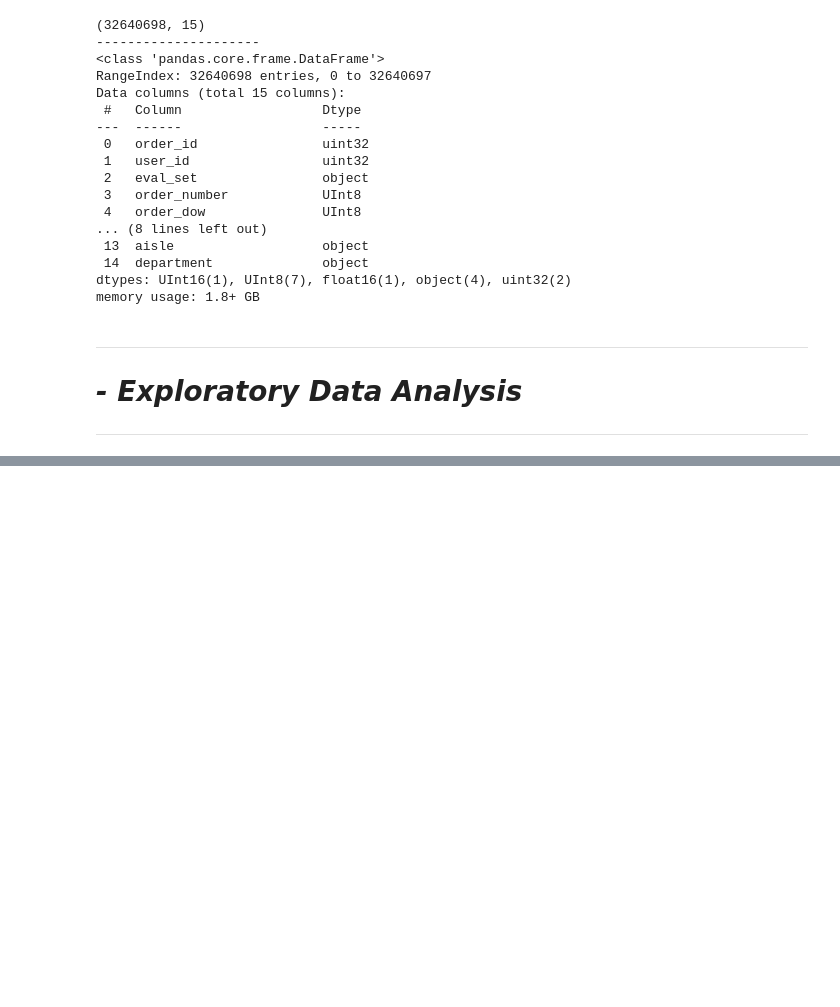
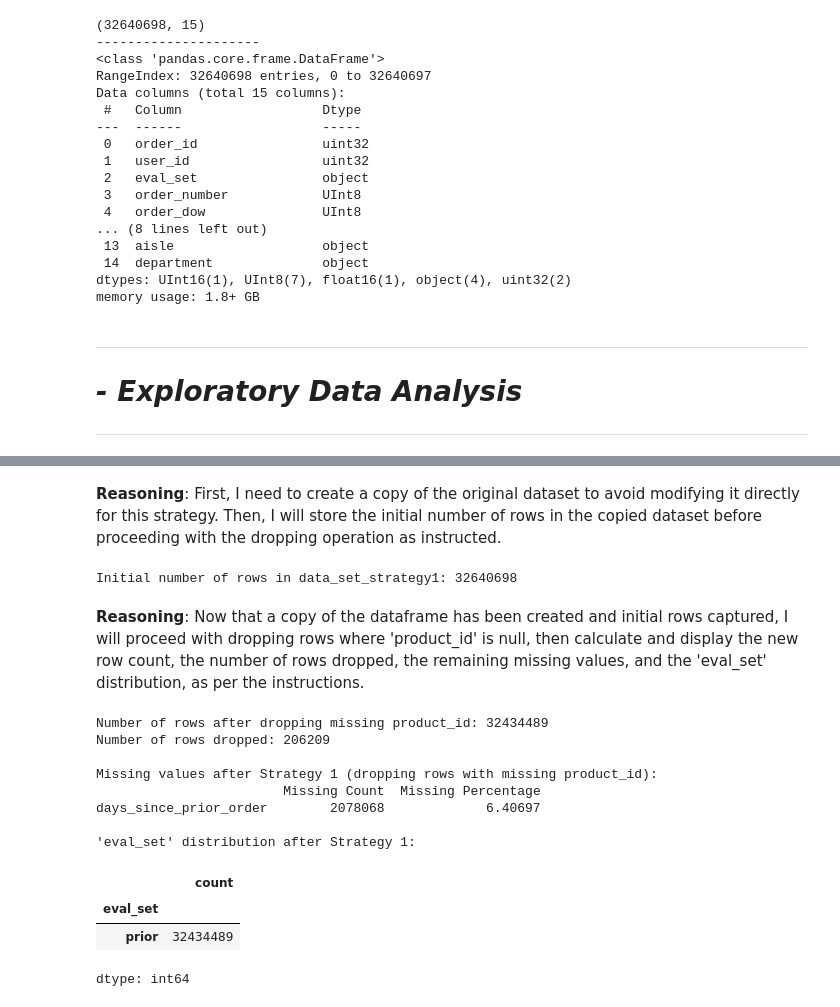
Before and after one commit to moeenessa31-lgtm/Project, a Jupyter notebook: Project.ipynb, the cells around one changed output, grey strips where cells are left out. Saved outputs shown, nothing was run; the diff lists cells and outputs as text; code cells hidden in the pictures; blank space fills up the shorter version.

```diff
--- a/Project.ipynb
+++ b/Project.ipynb
@@ -265,0 +254,41 @@ department                     206209            0.631754
+# %% [markdown]
+**Reasoning**:
+First, I need to create a copy of the original dataset to avoid modifying it directly for this strategy. Then, I will store the initial number of rows in the copied dataset before proceeding with the dropping operation as instructed.
+# %%
+data_set_strategy1 = data_set.copy()
+initial_rows = data_set_strategy1.shape[0]
+print(f"Initial number of rows in data_set_strategy1: {initial_rows}")
+# %% [output]
+Initial number of rows in data_set_strategy1: 32640698
+# %% [markdown]
+**Reasoning**:
+Now that a copy of the dataframe has been created and initial rows captured, I will proceed with dropping rows where 'product_id' is null, then calculate and display the new row count, the number of rows dropped, the remaining missing values, and the 'eval_set' distribution, as per the instructions.
+# %%
+data_set_strategy1.dropna(subset=['product_id'], inplace=True)
+rows_after_dropping = data_set_strategy1.shape[0]
+
+print(f"Number of rows after dropping missing product_id: {rows_after_dropping}")
+print(f"Number of rows dropped: {initial_rows - rows_after_dropping}")
+print("\nMissing values after Strategy 1 (dropping rows with missing product_id):")
+
+# Calculate and display remaining missing values for data_set_strategy1
+miss_value_strategy1 = data_set_strategy1.isnull().sum()
+miss_per_strategy1 = (miss_value_strategy1 / len(data_set_strategy1)) * 100
+set_missing_strategy1 = pd.DataFrame({'Missing Count': miss_value_strategy1, 'Missing Percentage': miss_per_strategy1})
+print(set_missing_strategy1[set_missing_strategy1['Missing Count'] > 0])
+
+print("\n'eval_set' distribution after Strategy 1:")
+display(data_set_strategy1['eval_set'].value_counts())
+# %% [output]
+Number of rows after dropping missing product_id: 32434489
+Number of rows dropped: 206209
+
+Missing values after Strategy 1 (dropping rows with missing product_id):
+                        Missing Count  Missing Percentage
+days_since_prior_order        2078068             6.40697
+
+'eval_set' distribution after Strategy 1:
+|  | count |
+| eval_set |  |
+| prior | 32434489 |
+dtype: int64
```
Also changed, not shown: parts of 17 cells of this notebook.
